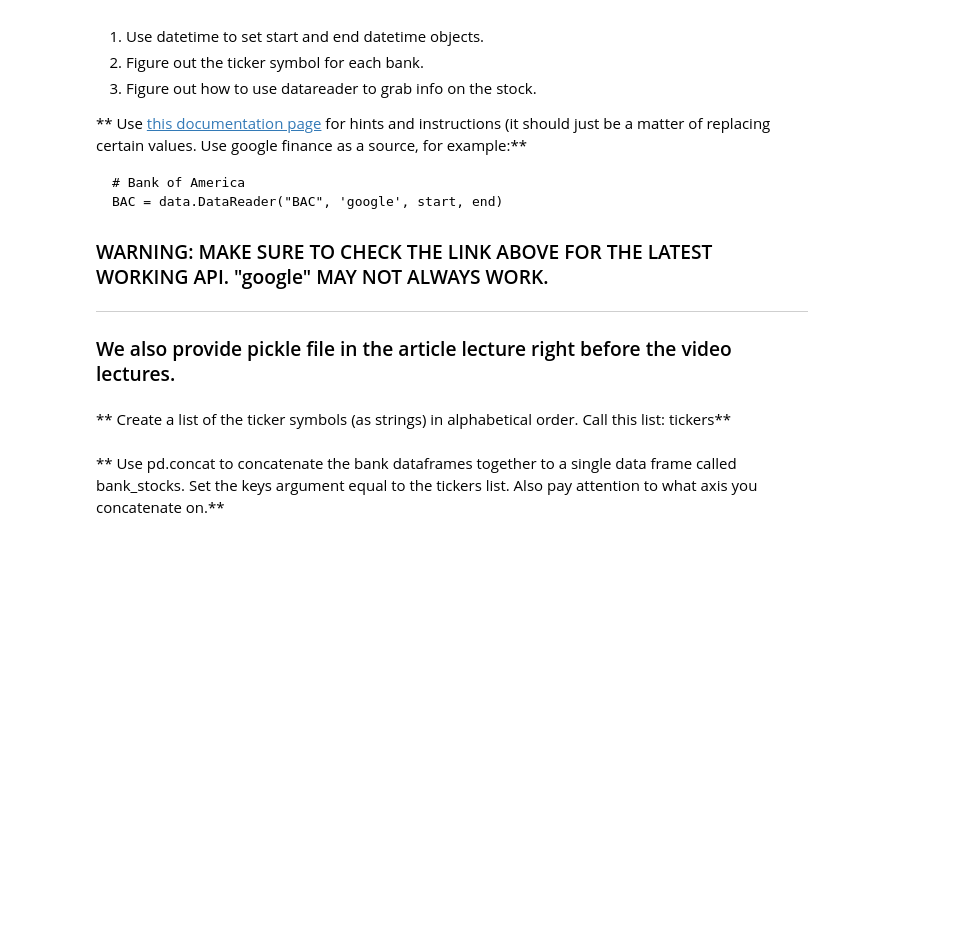
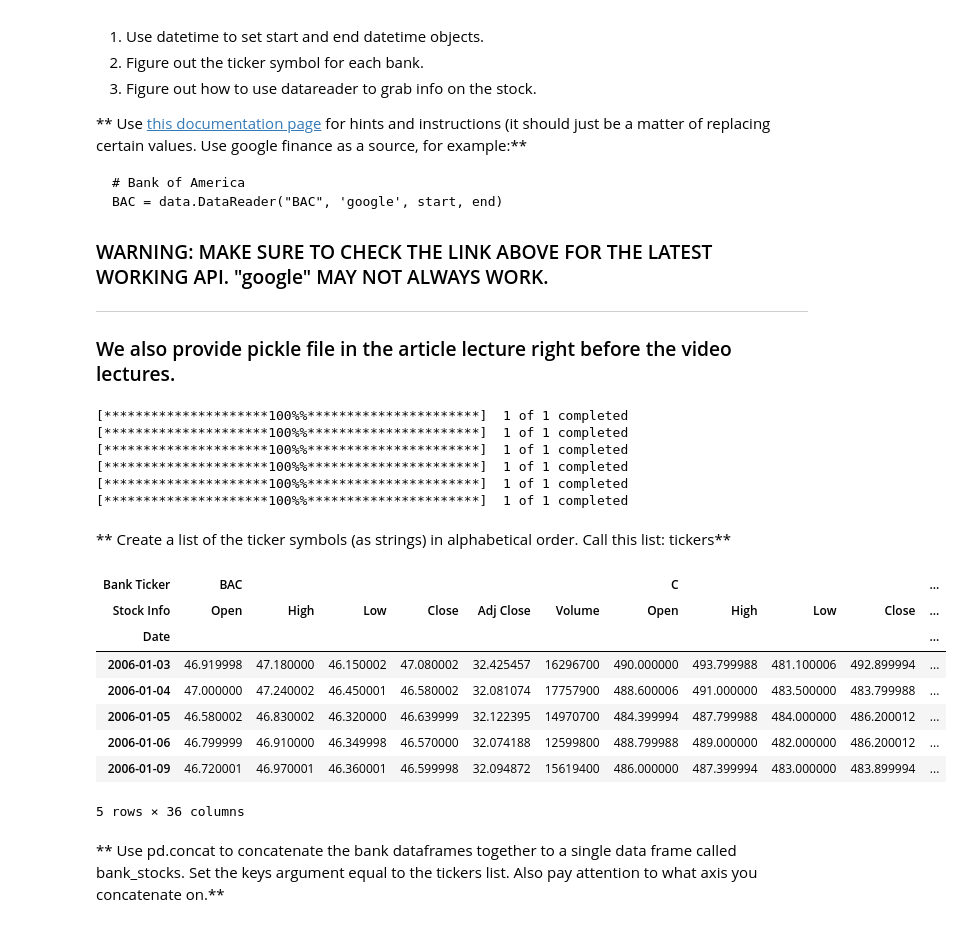
Before and after one commit to Arjob-Das/Machine-Learning-Basics, a Jupyter notebook: 07-Data Capstone Projects/03-Finance Project.ipynb, the cells around one changed output. Cells and saved outputs as stored; diff of their text form; code cells hidden in the pictures; blank space fills up the shorter version.

```diff
--- a/07-Data Capstone Projects/03-Finance Project.ipynb
+++ b/07-Data Capstone Projects/03-Finance Project.ipynb
@@ -53,7 +55,57 @@ We need to get data using pandas datareader. We will get stock information for t
 ### WARNING: MAKE SURE TO CHECK THE LINK ABOVE FOR THE LATEST WORKING API. "google" MAY NOT ALWAYS WORK.
 ------------
 ### We also provide pickle file in the article lecture right before the video lectures.
+# %%
+import yfinance as yf
+
+# Define the ticker symbols for the banks
+tickers = ['BAC', 'C', 'GS', 'JPM', 'MS', 'WFC']
+
+# Define the date range
+start_date = '2006-01-01'
+end_date = '2016-01-01'
+
+# Create a dictionary to store the data for each bank
+bank_data = {}
+
+# Loop through the tickers and fetch data for each bank
+for ticker in tickers:
+    # Fetch data using yfinance
+    bank_data[ticker] = yf.download(ticker, start=start_date, end=end_date)
+
+# Now you have separate DataFrames for each bank with their respective ticker symbols.
+# You can access the data for each bank using bank_data['BAC'], bank_data['C'], etc.
+# %% [output]
+[*********************100%%**********************]  1 of 1 completed
+[*********************100%%**********************]  1 of 1 completed
+[*********************100%%**********************]  1 of 1 completed
+[*********************100%%**********************]  1 of 1 completed
+[*********************100%%**********************]  1 of 1 completed
+[*********************100%%**********************]  1 of 1 completed
+# %%
+BAC=bank_data['BAC']
+C=bank_data['C']
+GS=bank_data['GS']
+JPM=bank_data['JPM']
+MS=bank_data['MS']
+WFC=bank_data['WFC']
+# %%
+bank_stocks = pd.concat([BAC, C, GS, JPM, MS, WFC],axis=1,keys=tickers)
+# %%
+bank_stocks.columns.names = ['Bank Ticker','Stock Info']
 # %% [markdown]
 ** Create a list of the ticker symbols (as strings) in alphabetical order. Call this list: tickers**
+# %%
+bank_stocks.head()
+# %% [output]
+| Bank Ticker | BAC |  |  |  |  |  | C |  |  |  | ... |
+| Stock Info | Open | High | Low | Close | Adj Close | Volume | Open | High | Low | Close | ... |
+| Date |  |  |  |  |  |  |  |  |  |  | ... |
+| 2006-01-03 | 46.919998 | 47.180000 | 46.150002 | 47.080002 | 32.425457 | 16296700 | 490.000000 | 493.799988 | 481.100006 | 492.899994 | ... |
+| 2006-01-04 | 47.000000 | 47.240002 | 46.450001 | 46.580002 | 32.081074 | 17757900 | 488.600006 | 491.000000 | 483.500000 | 483.799988 | ... |
+| 2006-01-05 | 46.580002 | 46.830002 | 46.320000 | 46.639999 | 32.122395 | 14970700 | 484.399994 | 487.799988 | 484.000000 | 486.200012 | ... |
+| 2006-01-06 | 46.799999 | 46.910000 | 46.349998 | 46.570000 | 32.074188 | 12599800 | 488.799988 | 489.000000 | 482.000000 | 486.200012 | ... |
+| 2006-01-09 | 46.720001 | 46.970001 | 46.360001 | 46.599998 | 32.094872 | 15619400 | 486.000000 | 487.399994 | 483.000000 | 483.899994 | ... |
+5 rows × 36 columns
 # %% [markdown]
 ** Use pd.concat to concatenate the bank dataframes together to a single data frame called bank_stocks. Set the keys argument equal to the tickers list. Also pay attention to what axis you concatenate on.**
```
Also changed, not shown: parts of 2 cells of this notebook, 1 other file.
